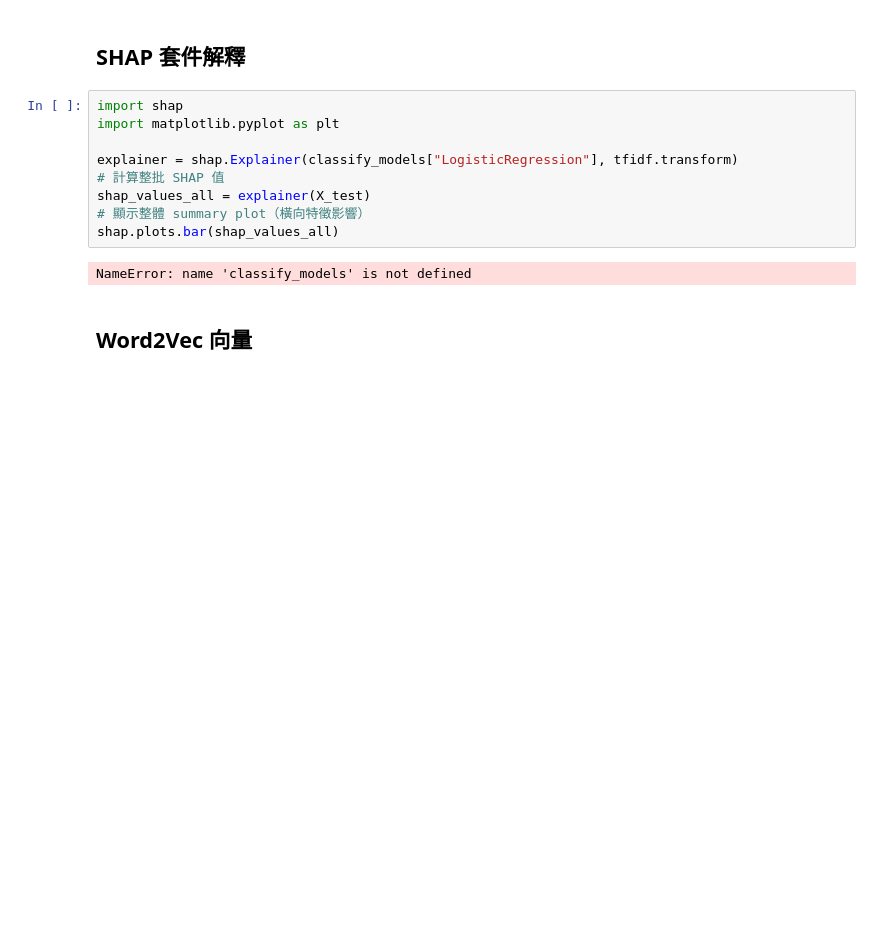
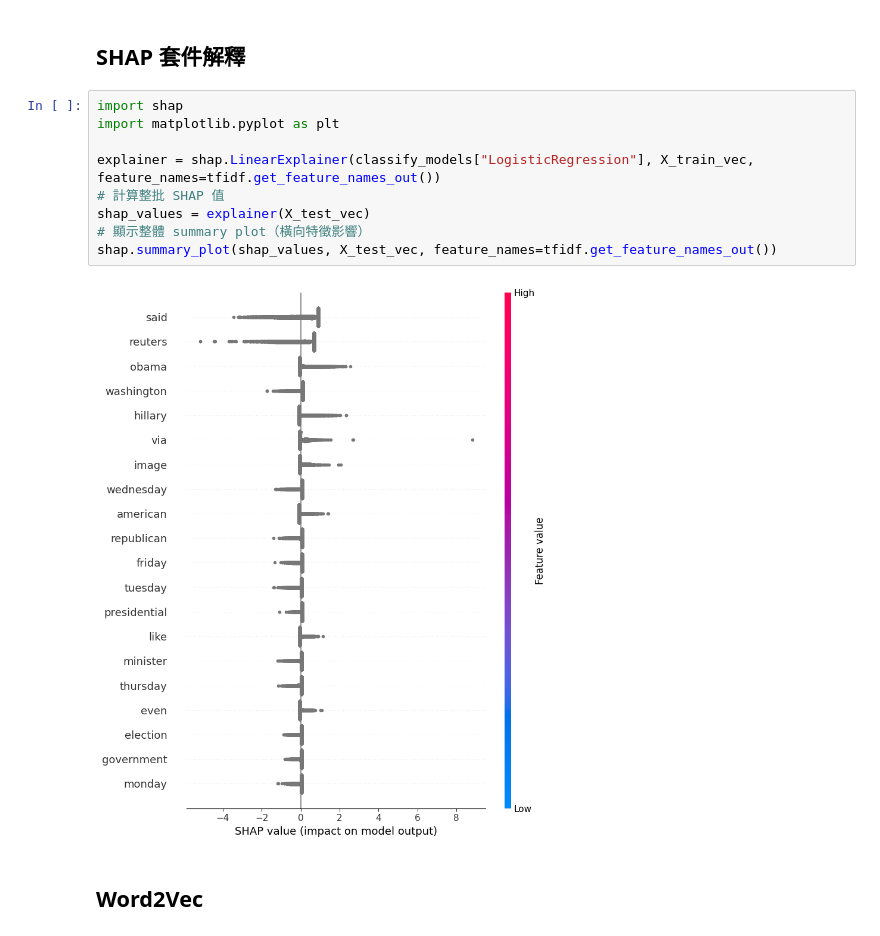
Before and after one commit to RyonnKuo/hotel-ranking-predict-with-reviews, a Jupyter notebook: fake_news_embedding_classification.ipynb, the cells around one changed output. Saved outputs shown, nothing was run; the diff lists cells and outputs as text; blank space fills up the shorter version.

```diff
--- a/fake_news_embedding_classification.ipynb
+++ b/fake_news_embedding_classification.ipynb
@@ -115,16 +115,16 @@ weighted avg       0.99      0.99      0.99      8980
 # %%
 import shap
 import matplotlib.pyplot as plt
 
-explainer = shap.Explainer(classify_models["LogisticRegression"], tfidf.transform)
+explainer = shap.LinearExplainer(classify_models["LogisticRegression"], X_train_vec, feature_names=tfidf.get_feature_names_out())
 # 計算整批 SHAP 值
-shap_values_all = explainer(X_test)
+shap_values = explainer(X_test_vec)
 # 顯示整體 summary plot（橫向特徵影響）
-shap.plots.bar(shap_values_all)
+shap.summary_plot(shap_values, X_test_vec, feature_names=tfidf.get_feature_names_out())
 # %% [output]
-NameError: name 'classify_models' is not defined
+[figure, added]
 # %% [markdown]
-## Word2Vec 向量
+## Word2Vec
 # %%
 
 from gensim.models import Word2Vec
```
Also changed, not shown: parts of 6 cells of this notebook, 2 other files.
